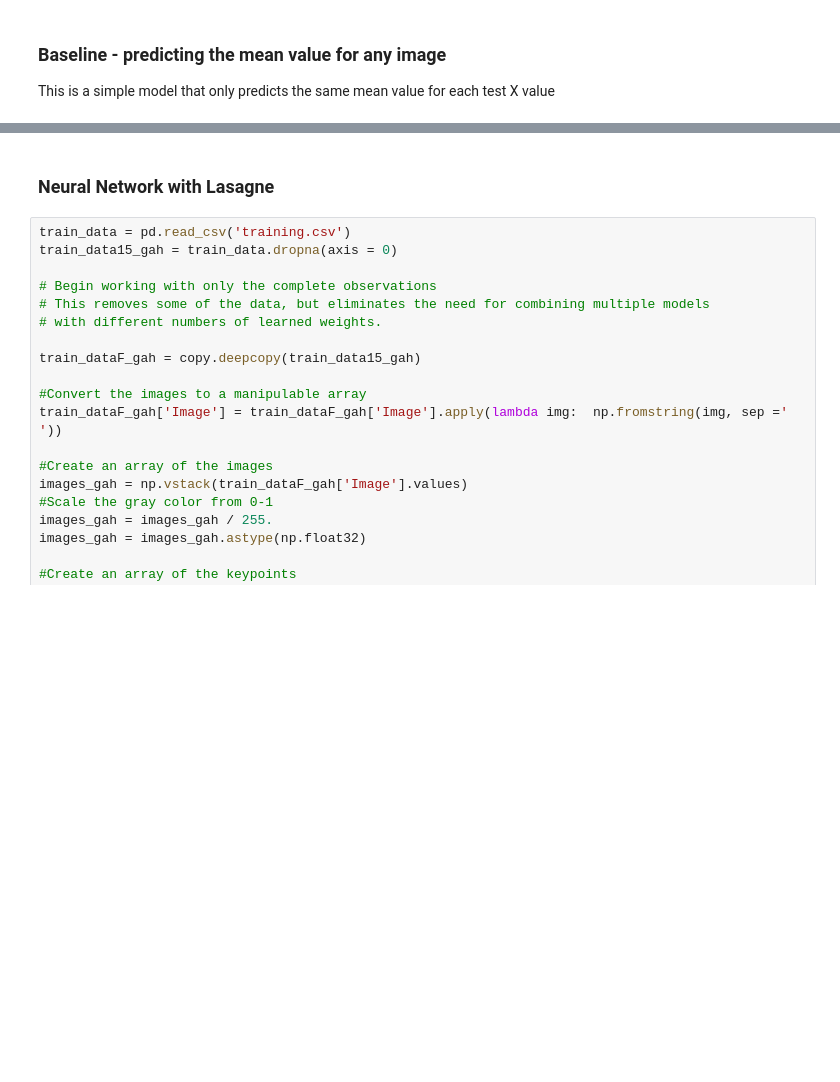
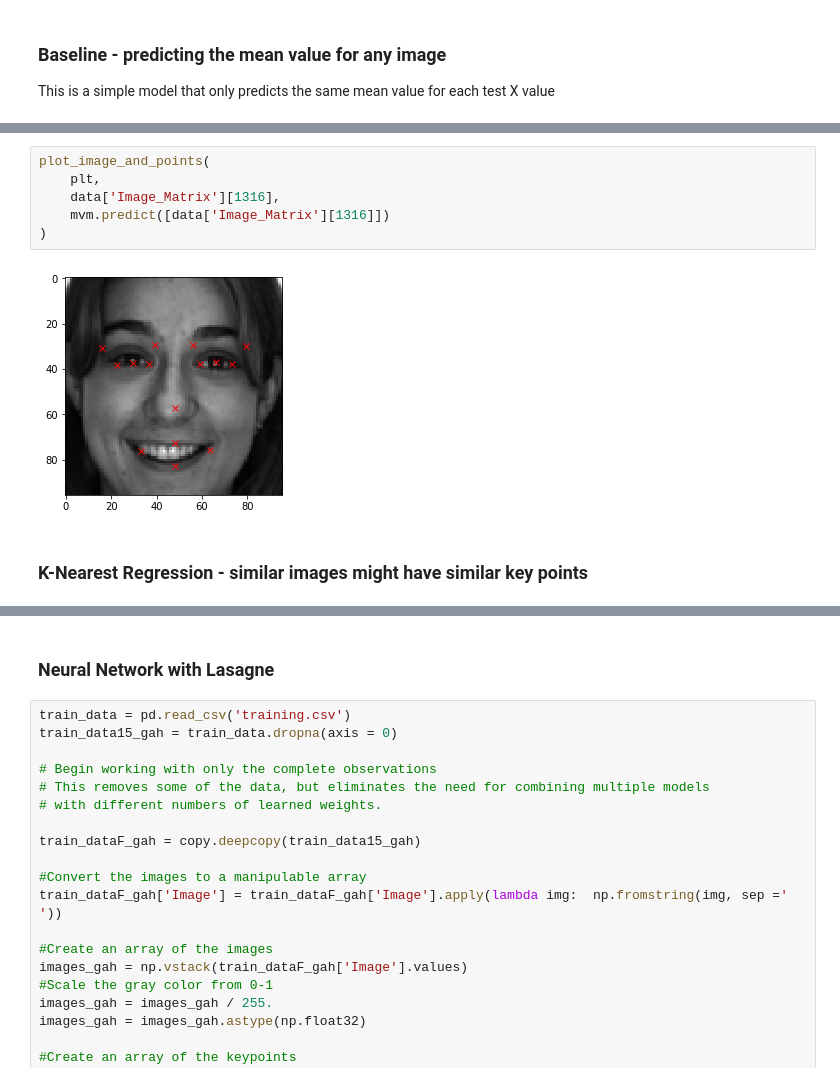
Before and after one commit to jamieandre/w207-f18-final-project, a Jupyter notebook: Final_Project_Draft.ipynb, the cells around one changed output, grey strips where cells are left out. Cells and saved outputs as stored; diff of their text form; blank space fills up the shorter version.

```diff
--- a/Final_Project_Draft.ipynb
+++ b/Final_Project_Draft.ipynb
@@ -389,0 +430,10 @@ measure_all('baseline', complete_test.iloc[:, :-2].values, predicted)
+# %%
+plot_image_and_points(
+    plt,
+    data['Image_Matrix'][1316],
+    mvm.predict([data['Image_Matrix'][1316]])
+)
+# %% [output]
+[figure, added]
+# %% [markdown]
+### K-Nearest Regression - similar images might have similar key points
```
Also changed, not shown: parts of 48 cells of this notebook.
